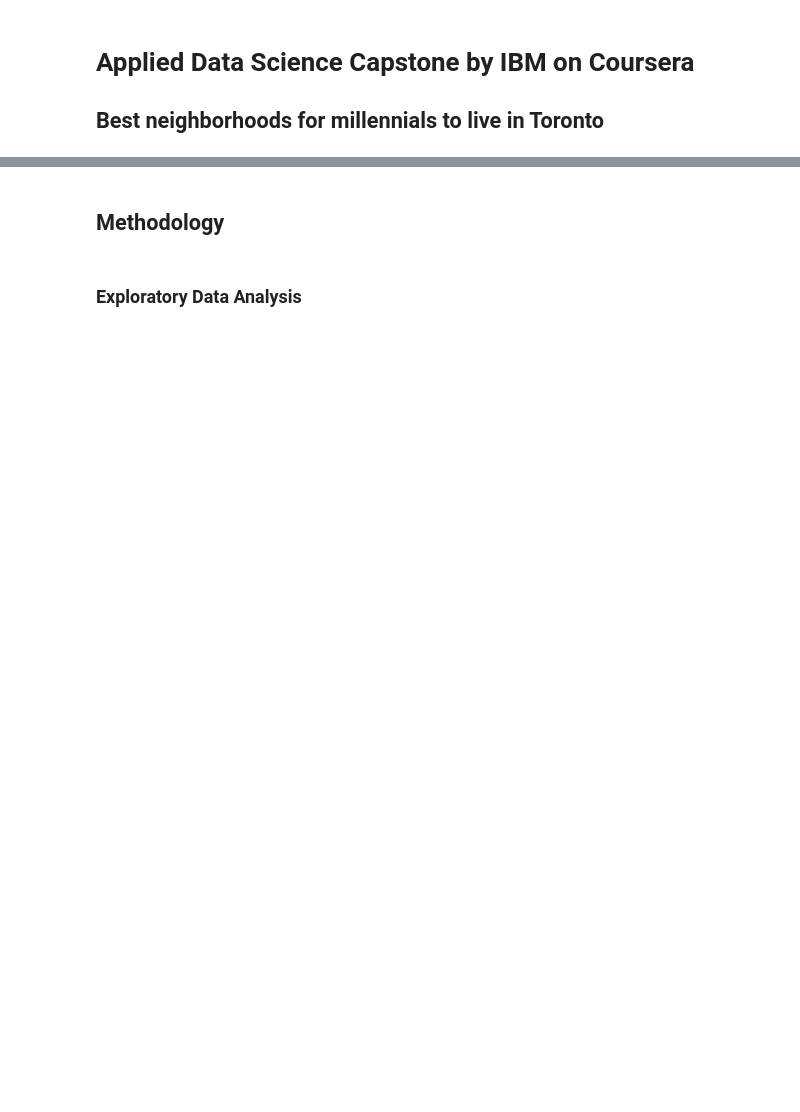
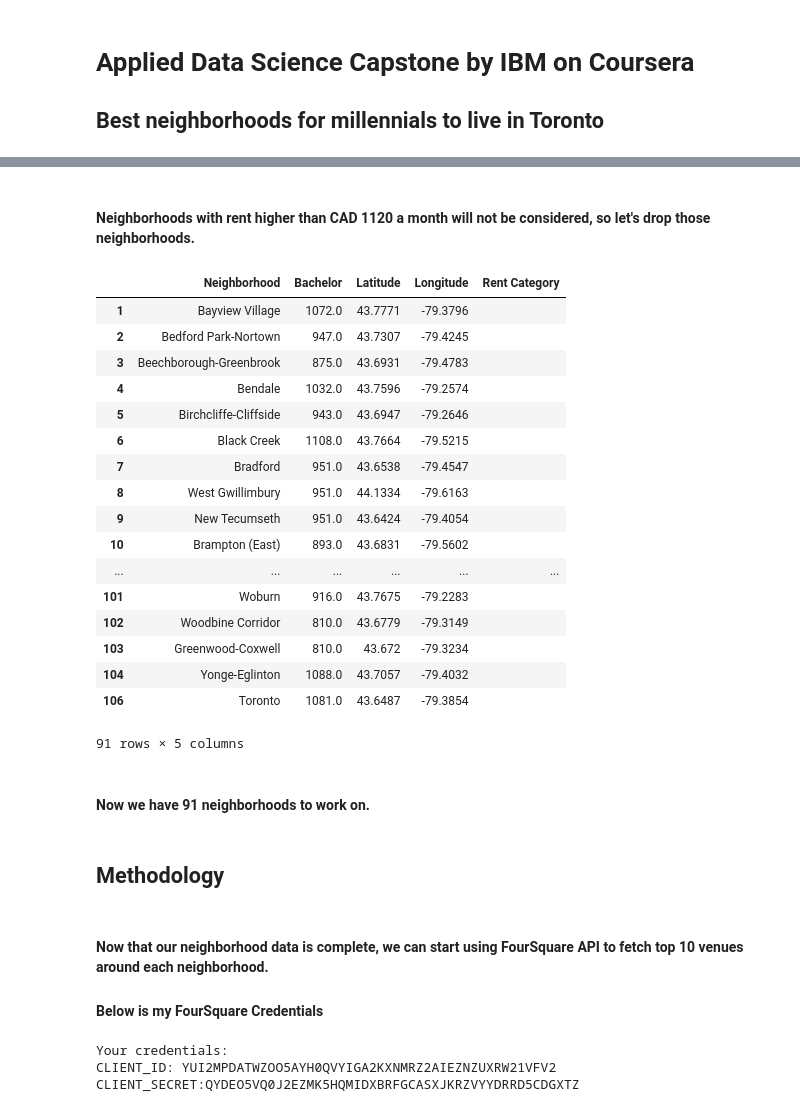
Before and after one commit to yingwoei/Coursera_Capstone, a Jupyter notebook: Capstone using Geospatial Data.ipynb, the cells around one changed output, grey strips where cells are left out. Cells and saved outputs as stored; diff of their text form; code cells hidden in the pictures; blank space fills up the shorter version.

```diff
--- a/Capstone using Geospatial Data.ipynb
+++ b/Capstone using Geospatial Data.ipynb
@@ -25,0 +243,8 @@ Below is a list of data I will be using to investigate this problem:
+# %%
+body = client_5e6e27342afa4c63968e7a34a8916a0b.get_object(Bucket='ibmcourseraapplieddatasciencecaps-donotdelete-pr-vrpjp4rmk3ehku',Key='AvgRent_Toronto_latlong.csv')['Body']
+# add missing __iter__ method, so pandas accepts body as file-like object
+if not hasattr(body, "__iter__"): body.__iter__ = types.MethodType( __iter__, body )
+
+# If you are reading an Excel file into a pandas DataFrame, replace `read_csv` by `read_excel` in the next statement.
+df_rent2 = pd.read_csv(body)
+df_rent2.head()
@@ -25,0 +255,3 @@ Below is a list of data I will be using to investigate this problem:
+# %%
+df_rent2['Rent Category'] = ''
+df_rent2.head()
@@ -25,0 +267,4 @@ Below is a list of data I will be using to investigate this problem:
+# %%
+df_rent2['Bachelor'] = df_rent2['Bachelor'].str.replace(',', '').astype(float)
+
+df_rent2['Bachelor'].dtype
@@ -26,4 +346,45 @@ Below is a list of data I will be using to investigate this problem:
+# %% [markdown]
+#### Neighborhoods with rent higher than CAD 1120 a month will not be considered, so let's drop those neighborhoods.
+# %%
+indexNames = df_rent2[df_rent2['Bachelor'] > 1120].index
+
+df_rent2.drop(indexNames , inplace=True)
+df_rent2
+# %% [output]
+|  | Neighborhood | Bachelor | Latitude | Longitude | Rent Category |
+| 1 | Bayview Village | 1072.0 | 43.7771 | -79.3796 |  |
+| 2 | Bedford Park-Nortown | 947.0 | 43.7307 | -79.4245 |  |
+| 3 | Beechborough-Greenbrook | 875.0 | 43.6931 | -79.4783 |  |
+| 4 | Bendale | 1032.0 | 43.7596 | -79.2574 |  |
+| 5 | Birchcliffe-Cliffside | 943.0 | 43.6947 | -79.2646 |  |
+| 6 | Black Creek | 1108.0 | 43.7664 | -79.5215 |  |
+| 7 | Bradford | 951.0 | 43.6538 | -79.4547 |  |
+| 8 | West Gwillimbury | 951.0 | 44.1334 | -79.6163 |  |
+| 9 | New Tecumseth | 951.0 | 43.6424 | -79.4054 |  |
+| 10 | Brampton (East) | 893.0 | 43.6831 | -79.5602 |  |
+| ... | ... | ... | ... | ... | ... |
+| 101 | Woburn | 916.0 | 43.7675 | -79.2283 |  |
+| 102 | Woodbine Corridor | 810.0 | 43.6779 | -79.3149 |  |
+| 103 | Greenwood-Coxwell | 810.0 | 43.672 | -79.3234 |  |
+| 104 | Yonge-Eglinton | 1088.0 | 43.7057 | -79.4032 |  |
+| 106 | Toronto | 1081.0 | 43.6487 | -79.3854 |  |
+91 rows × 5 columns
+# %% [markdown]
+#### Now we have 91 neighborhoods to work on.
 # %% [markdown]
 ## Methodology
-# %% [markdown]
-### Exploratory Data Analysis
+# %% [markdown]
+#### Now that our neighborhood data is complete, we can start using FourSquare API to fetch top 10 venues around each neighborhood.
+#### Below is my FourSquare Credentials
+# %%
+CLIENT_ID = 'YUI2MPDATWZOO5AYH0QVYIGA2KXNMRZ2AIEZNZUXRW21VFV2' # your Foursquare ID
+CLIENT_SECRET = 'QYDEO5VQ0J2EZMK5HQMIDXBRFGCASXJKRZVYYDRRD5CDGXTZ' # your Foursquare Secret
+VERSION = '20191019' # Foursquare API version
+
+print('Your credentials:')
+print('CLIENT_ID: ' + CLIENT_ID)
+print('CLIENT_SECRET:' + CLIENT_SECRET)
+# %% [output]
+Your credentials:
+CLIENT_ID: YUI2MPDATWZOO5AYH0QVYIGA2KXNMRZ2AIEZNZUXRW21VFV2
+CLIENT_SECRET:QYDEO5VQ0J2EZMK5HQMIDXBRFGCASXJKRZVYYDRRD5CDGXTZ
```
Also changed, not shown: parts of 97 cells of this notebook.
